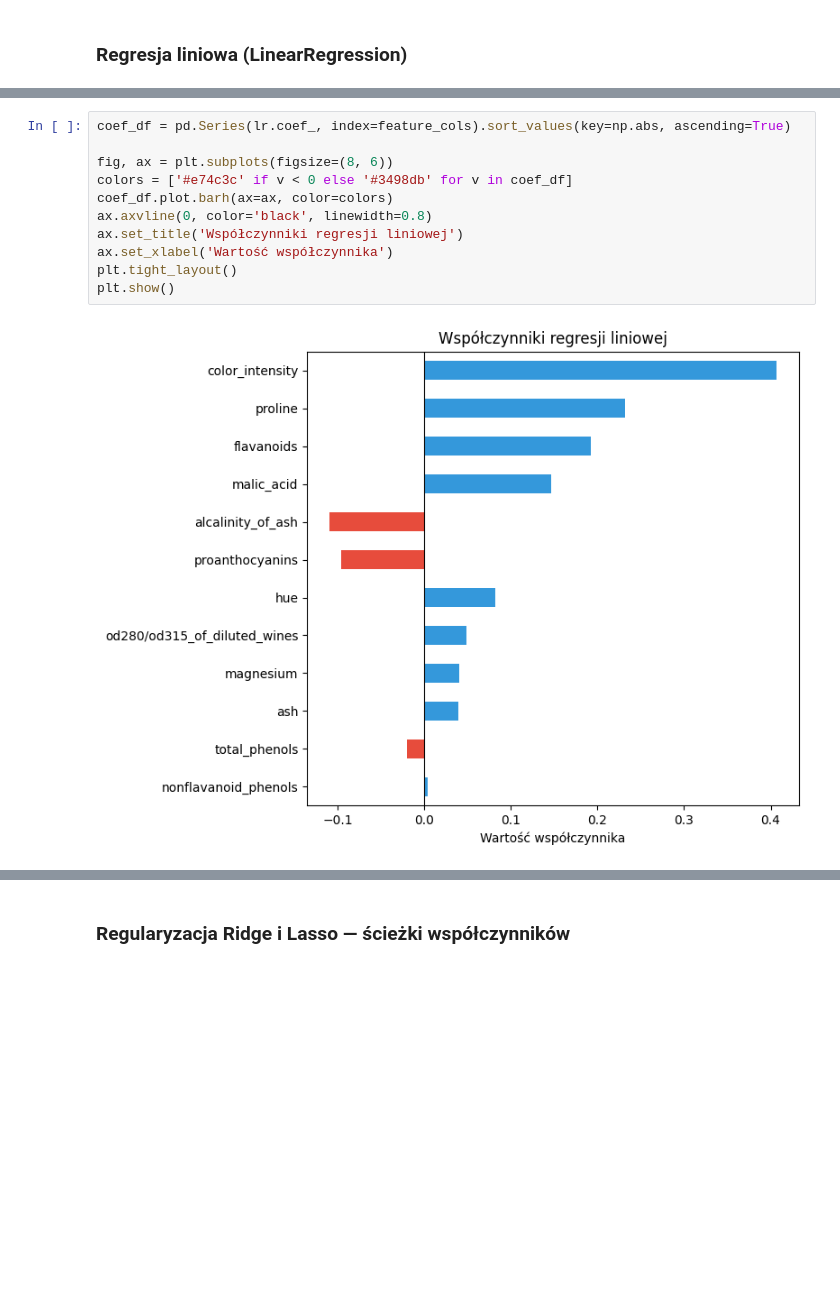
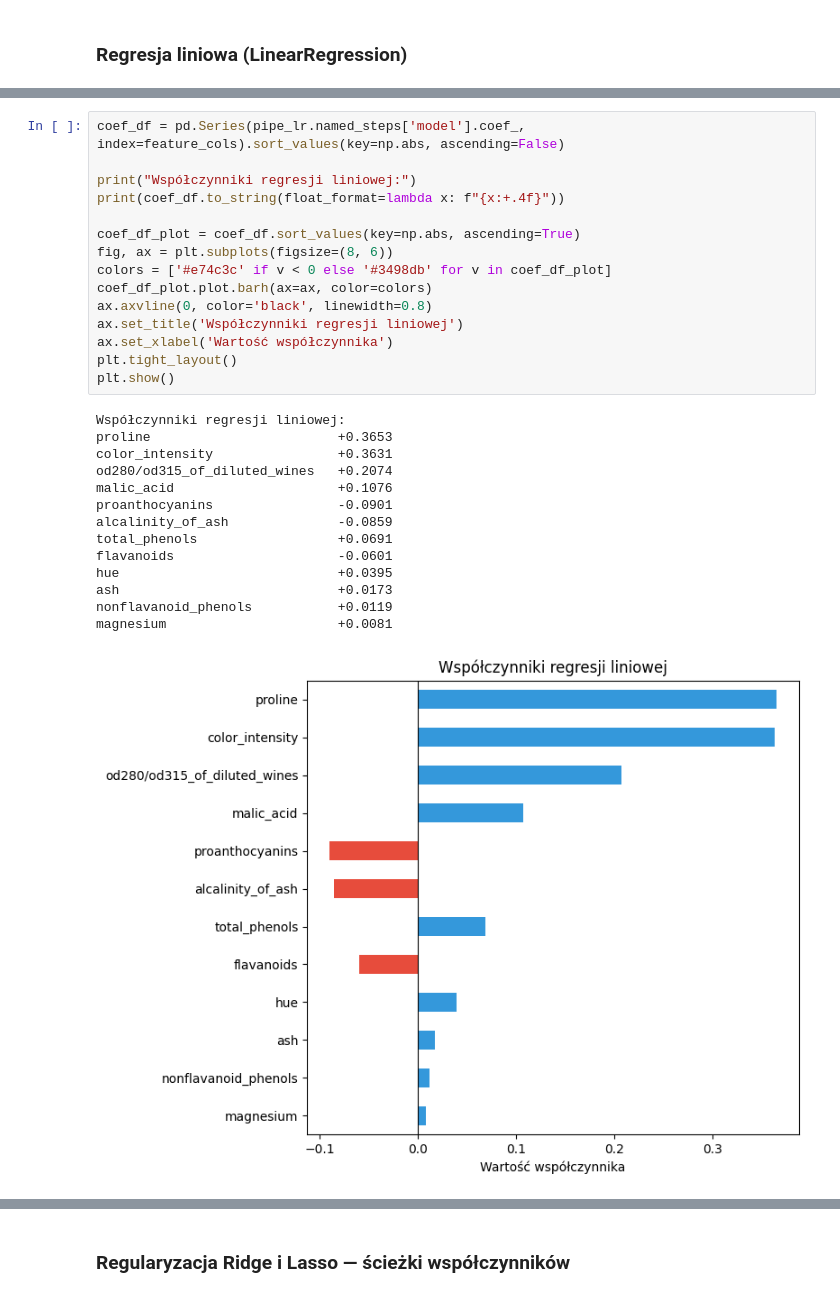
Before and after one commit to mikolaj-olesinski/Machine-Learning-PWR, a Jupyter notebook: lista2/lab2.ipynb, the cells around one changed output, grey strips where cells are left out. Drawn from its saved outputs; the diff is of its cells as text; blank space fills up the shorter version.

```diff
--- a/lista2/lab2.ipynb
+++ b/lista2/lab2.ipynb
@@ -118,16 +119,33 @@ Test  — R²: 0.4952, MSE: 0.3017
 # %%
-coef_df = pd.Series(lr.coef_, index=feature_cols).sort_values(key=np.abs, ascending=True)
+coef_df = pd.Series(pipe_lr.named_steps['model'].coef_, index=feature_cols).sort_values(key=np.abs, ascending=False)
 
+print("Współczynniki regresji liniowej:")
+print(coef_df.to_string(float_format=lambda x: f"{x:+.4f}"))
+
+coef_df_plot = coef_df.sort_values(key=np.abs, ascending=True)
 fig, ax = plt.subplots(figsize=(8, 6))
-colors = ['#e74c3c' if v < 0 else '#3498db' for v in coef_df]
-coef_df.plot.barh(ax=ax, color=colors)
+colors = ['#e74c3c' if v < 0 else '#3498db' for v in coef_df_plot]
+coef_df_plot.plot.barh(ax=ax, color=colors)
 ax.axvline(0, color='black', linewidth=0.8)
 ax.set_title('Współczynniki regresji liniowej')
 ax.set_xlabel('Wartość współczynnika')
 plt.tight_layout()
 plt.show()
 # %% [output]
+Współczynniki regresji liniowej:
+proline                        +0.3653
+color_intensity                +0.3631
+od280/od315_of_diluted_wines   +0.2074
+malic_acid                     +0.1076
+proanthocyanins                -0.0901
+alcalinity_of_ash              -0.0859
+total_phenols                  +0.0691
+flavanoids                     -0.0601
+hue                            +0.0395
+ash                            +0.0173
+nonflavanoid_phenols           +0.0119
+magnesium                      +0.0081
-[figure, old version]
+[figure, new version]
 # %%
 fig, ax = plt.subplots(figsize=(6, 5))
 
```
Also changed, not shown: parts of 20 cells of this notebook, 1 other file.
